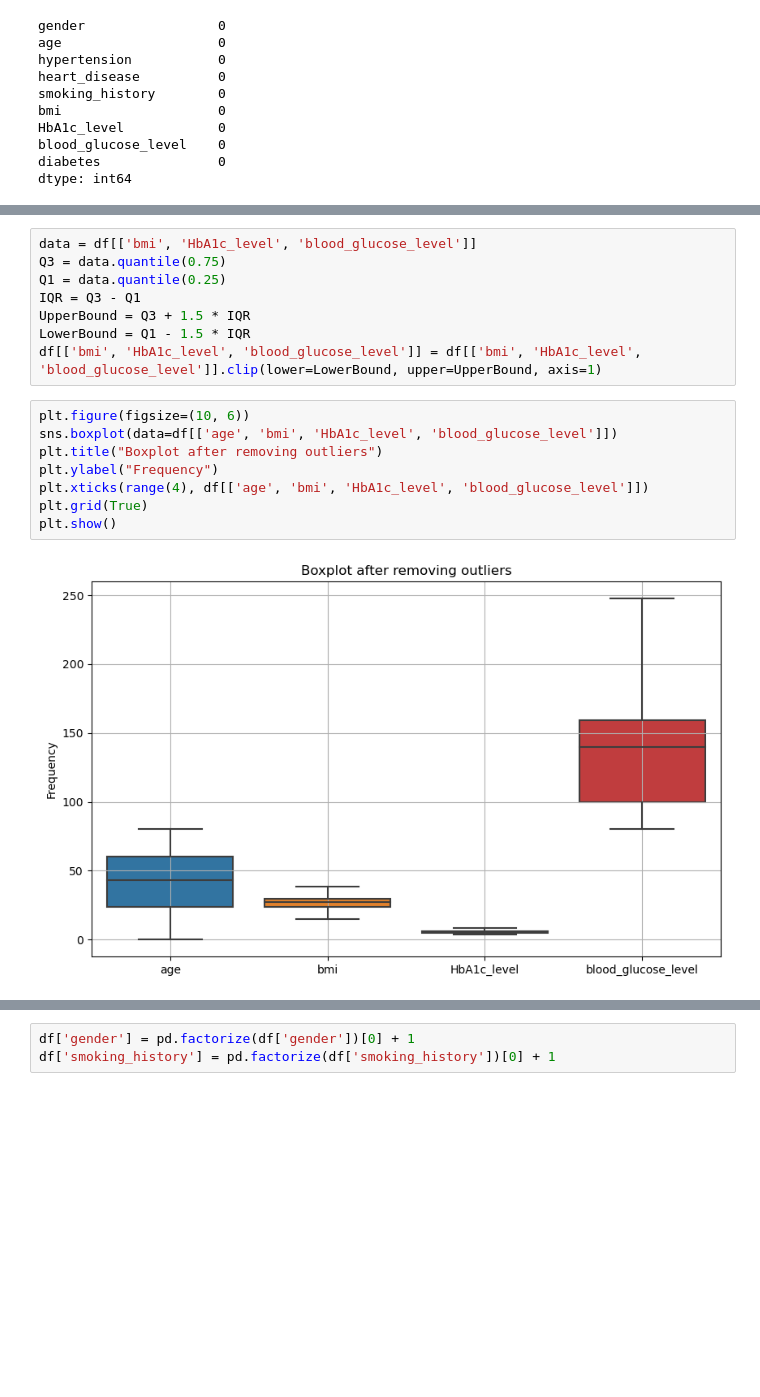
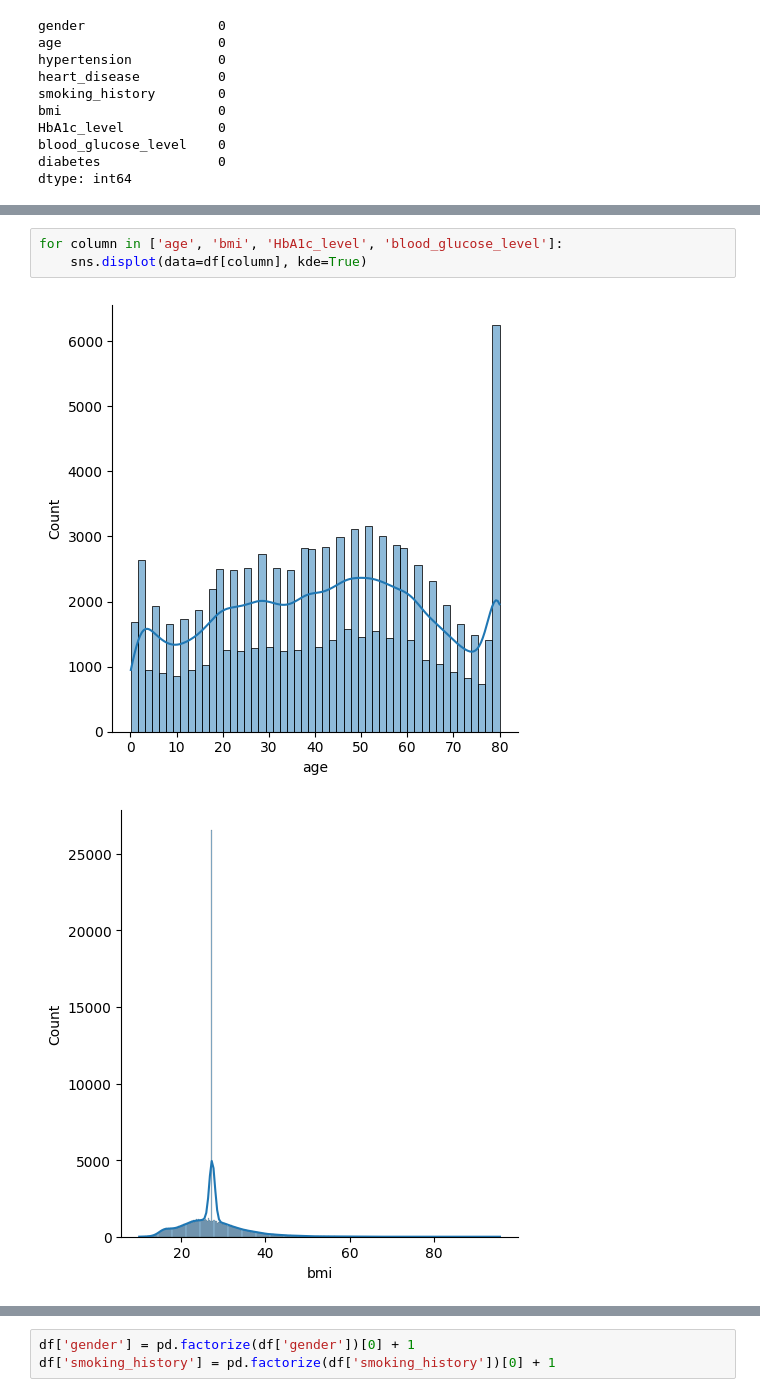
Before and after one commit to SM-Codaholic98/Diabetes_Predictor-v1.0, a Jupyter notebook: Diabetes_Predictor.ipynb, the cells around one changed output, grey strips where cells are left out. Drawn from its saved outputs; the diff is of its cells as text; blank space fills up the shorter version.

```diff
--- a/Diabetes_Predictor.ipynb
+++ b/Diabetes_Predictor.ipynb
@@ -41,18 +41,6 @@ plt.show()
-# %%
-data = df[['bmi', 'HbA1c_level', 'blood_glucose_level']]
-Q3 = data.quantile(0.75)
-Q1 = data.quantile(0.25)
-IQR = Q3 - Q1
-UpperBound = Q3 + 1.5 * IQR
-LowerBound = Q1 - 1.5 * IQR
-df[['bmi', 'HbA1c_level', 'blood_glucose_level']] = df[['bmi', 'HbA1c_level', 'blood_glucose_level']].clip(lower=LowerBound, upper=UpperBound, axis=1)
-# %%
-plt.figure(figsize=(10, 6))
-sns.boxplot(data=df[['age', 'bmi', 'HbA1c_level', 'blood_glucose_level']])
-plt.title("Boxplot after removing outliers")
-plt.ylabel("Frequency")
-plt.xticks(range(4), df[['age', 'bmi', 'HbA1c_level', 'blood_glucose_level']])
-plt.grid(True)
-plt.show()
-# %% [output]
-[figure, removed]
+# %%
+for column in ['age', 'bmi', 'HbA1c_level', 'blood_glucose_level']:
+    sns.displot(data=df[column], kde=True)
+# %% [output]
+[figure, added]
+[figure, added]
```
Also changed, not shown: parts of 4 cells of this notebook, 1 other file.
